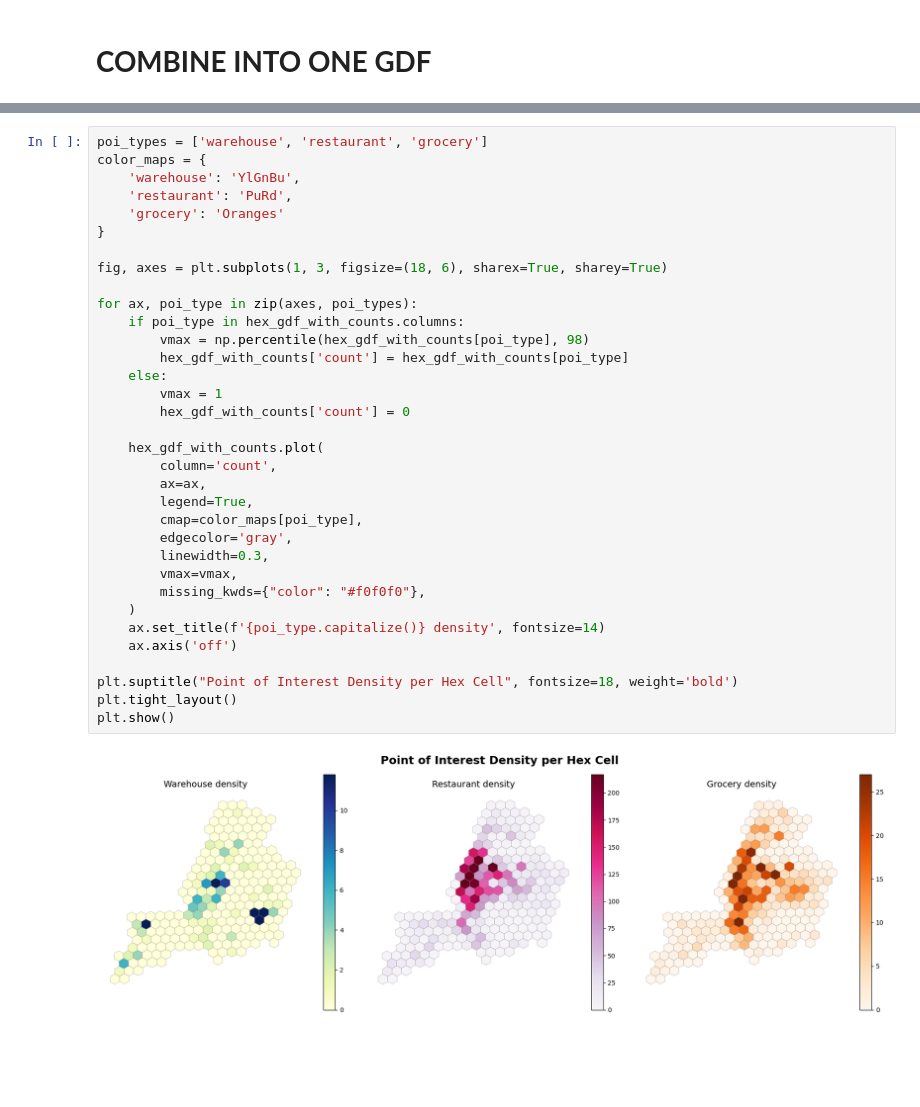
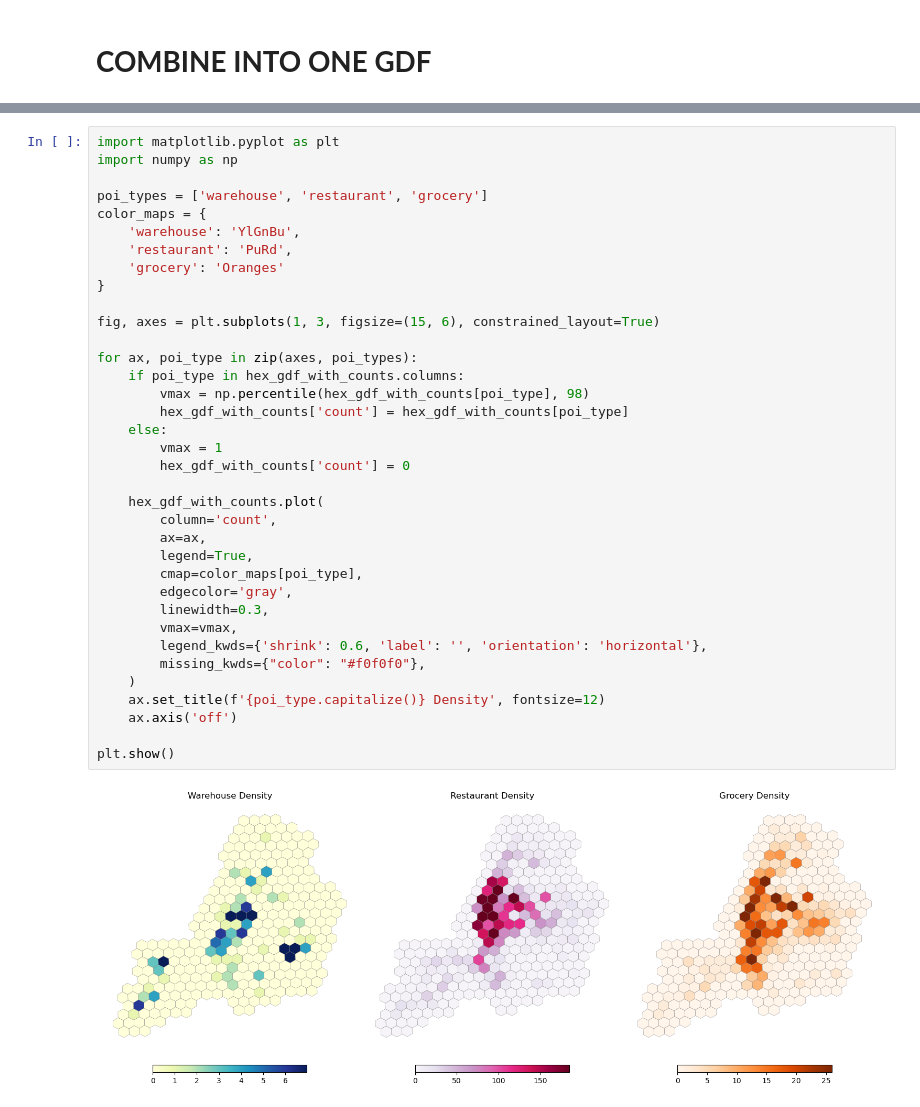
Before and after one commit to javad-e/delivery-tunnels, a Jupyter notebook: OD Matrix Construction.ipynb, the cells around one changed output, grey strips where cells are left out. Drawn from its saved outputs; the diff is of its cells as text; blank space fills up the shorter version.

```diff
--- a/OD Matrix Construction.ipynb
+++ b/OD Matrix Construction.ipynb
@@ -441,39 +510,41 @@ hex_gdf_with_counts.head()
 # %%
+import matplotlib.pyplot as plt
+import numpy as np
+
 poi_types = ['warehouse', 'restaurant', 'grocery']
 color_maps = {
     'warehouse': 'YlGnBu',
     'restaurant': 'PuRd',
     'grocery': 'Oranges'
 }
 
-fig, axes = plt.subplots(1, 3, figsize=(18, 6), sharex=True, sharey=True)
+fig, axes = plt.subplots(1, 3, figsize=(15, 6), constrained_layout=True)
 
 for ax, poi_type in zip(axes, poi_types):
     if poi_type in hex_gdf_with_counts.columns:
         vmax = np.percentile(hex_gdf_with_counts[poi_type], 98)
         hex_gdf_with_counts['count'] = hex_gdf_with_counts[poi_type]
     else:
         vmax = 1
         hex_gdf_with_counts['count'] = 0
 
     hex_gdf_with_counts.plot(
         column='count',
         ax=ax,
         legend=True,
         cmap=color_maps[poi_type],
         edgecolor='gray',
         linewidth=0.3,
         vmax=vmax,
+        legend_kwds={'shrink': 0.6, 'label': '', 'orientation': 'horizontal'},
         missing_kwds={"color": "#f0f0f0"},
     )
-    ax.set_title(f'{poi_type.capitalize()} density', fontsize=14)
+    ax.set_title(f'{poi_type.capitalize()} Density', fontsize=12)
     ax.axis('off')
 
-plt.suptitle("Point of Interest Density per Hex Cell", fontsize=18, weight='bold')
-plt.tight_layout()
 plt.show()
 # %% [output]
-[figure, old version]
+[figure, new version]
 # %%
 # Estimate population per hex cell using area-weighted interpolation approach
 
```
Also changed, not shown: parts of 21 cells of this notebook, 29 other files.
